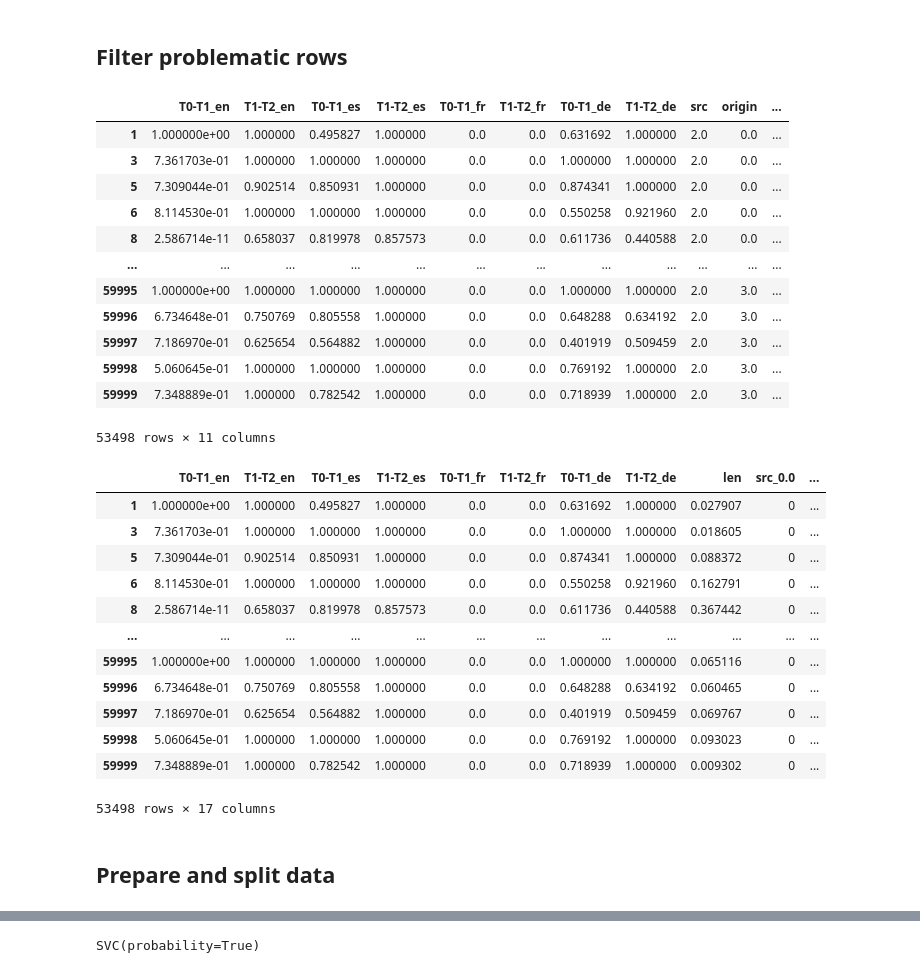
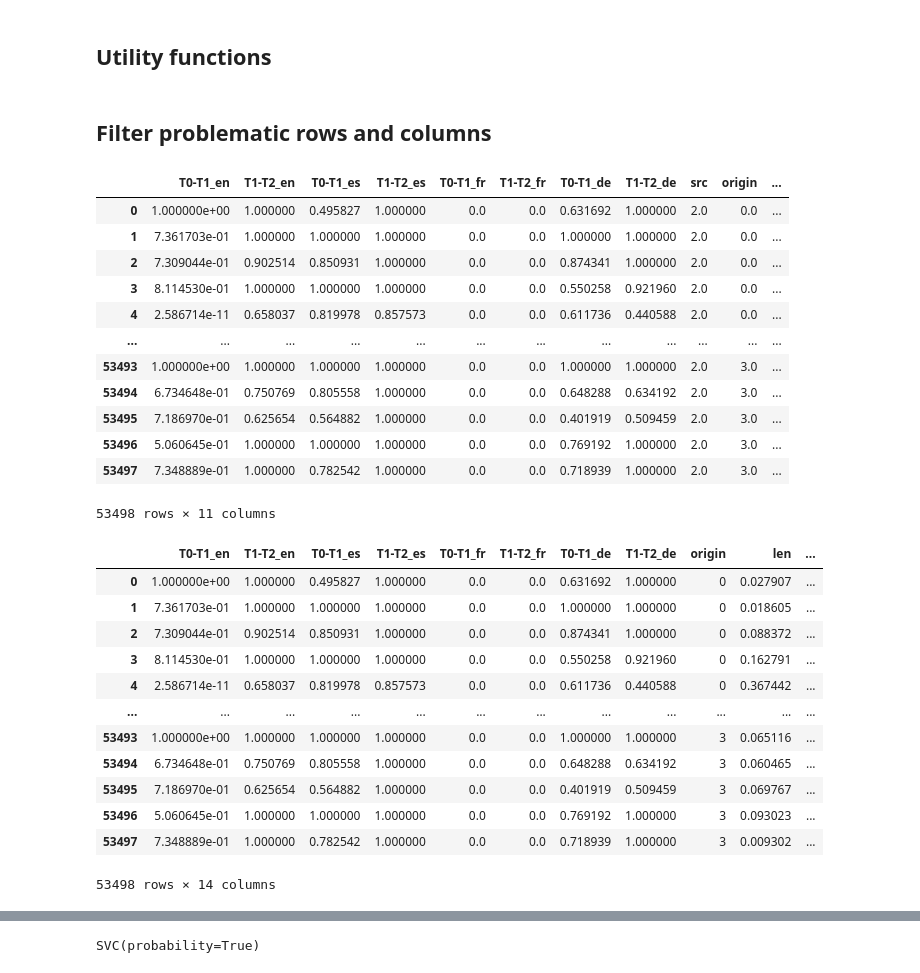
Before and after one commit to pablogadhi/LanguageDetection, a Jupyter notebook: classifier_training.ipynb, the cells around one changed output, grey strips where cells are left out. Saved outputs shown, nothing was run; the diff lists cells and outputs as text; code cells hidden in the pictures.

```diff
--- a/classifier_training.ipynb
+++ b/classifier_training.ipynb
@@ -6,2 +13,4 @@ from sklearn.model_selection import train_test_split
 # %%
 data = pd.read_csv('data/translated/bleu_table.csv', index_col=0)
+# %% [markdown]
+## Utility functions
@@ -8,43 +26,43 @@ data = pd.read_csv('data/translated/bleu_table.csv', index_col=0)
 # %% [markdown]
-## Filter problematic rows
+## Filter problematic rows and columns
 # %%
 filtered = data[data.len > 10]
+filtered = filtered.reset_index(drop=True)
 filtered = filtered.drop(columns=['T2-T3_en', 'T2-T3_es', 'T2-T3_fr', 'T2-T3_de'])
 # %%
 filtered
 # %% [output]
 |  | T0-T1_en | T1-T2_en | T0-T1_es | T1-T2_es | T0-T1_fr | T1-T2_fr | T0-T1_de | T1-T2_de | src | origin | ... |
-| 1 | 1.000000e+00 | 1.000000 | 0.495827 | 1.000000 | 0.0 | 0.0 | 0.631692 | 1.000000 | 2.0 | 0.0 | ... |
-| 3 | 7.361703e-01 | 1.000000 | 1.000000 | 1.000000 | 0.0 | 0.0 | 1.000000 | 1.000000 | 2.0 | 0.0 | ... |
-| 5 | 7.309044e-01 | 0.902514 | 0.850931 | 1.000000 | 0.0 | 0.0 | 0.874341 | 1.000000 | 2.0 | 0.0 | ... |
-| 6 | 8.114530e-01 | 1.000000 | 1.000000 | 1.000000 | 0.0 | 0.0 | 0.550258 | 0.921960 | 2.0 | 0.0 | ... |
-| 8 | 2.586714e-11 | 0.658037 | 0.819978 | 0.857573 | 0.0 | 0.0 | 0.611736 | 0.440588 | 2.0 | 0.0 | ... |
+| 0 | 1.000000e+00 | 1.000000 | 0.495827 | 1.000000 | 0.0 | 0.0 | 0.631692 | 1.000000 | 2.0 | 0.0 | ... |
+| 1 | 7.361703e-01 | 1.000000 | 1.000000 | 1.000000 | 0.0 | 0.0 | 1.000000 | 1.000000 | 2.0 | 0.0 | ... |
+| 2 | 7.309044e-01 | 0.902514 | 0.850931 | 1.000000 | 0.0 | 0.0 | 0.874341 | 1.000000 | 2.0 | 0.0 | ... |
+| 3 | 8.114530e-01 | 1.000000 | 1.000000 | 1.000000 | 0.0 | 0.0 | 0.550258 | 0.921960 | 2.0 | 0.0 | ... |
+| 4 | 2.586714e-11 | 0.658037 | 0.819978 | 0.857573 | 0.0 | 0.0 | 0.611736 | 0.440588 | 2.0 | 0.0 | ... |
 | ... | ... | ... | ... | ... | ... | ... | ... | ... | ... | ... | ... |
-| 59995 | 1.000000e+00 | 1.000000 | 1.000000 | 1.000000 | 0.0 | 0.0 | 1.000000 | 1.000000 | 2.0 | 3.0 | ... |
-| 59996 | 6.734648e-01 | 0.750769 | 0.805558 | 1.000000 | 0.0 | 0.0 | 0.648288 | 0.634192 | 2.0 | 3.0 | ... |
-| 59997 | 7.186970e-01 | 0.625654 | 0.564882 | 1.000000 | 0.0 | 0.0 | 0.401919 | 0.509459 | 2.0 | 3.0 | ... |
-| 59998 | 5.060645e-01 | 1.000000 | 1.000000 | 1.000000 | 0.0 | 0.0 | 0.769192 | 1.000000 | 2.0 | 3.0 | ... |
-| 59999 | 7.348889e-01 | 1.000000 | 0.782542 | 1.000000 | 0.0 | 0.0 | 0.718939 | 1.000000 | 2.0 | 3.0 | ... |
+| 53493 | 1.000000e+00 | 1.000000 | 1.000000 | 1.000000 | 0.0 | 0.0 | 1.000000 | 1.000000 | 2.0 | 3.0 | ... |
+| 53494 | 6.734648e-01 | 0.750769 | 0.805558 | 1.000000 | 0.0 | 0.0 | 0.648288 | 0.634192 | 2.0 | 3.0 | ... |
+| 53495 | 7.186970e-01 | 0.625654 | 0.564882 | 1.000000 | 0.0 | 0.0 | 0.401919 | 0.509459 | 2.0 | 3.0 | ... |
+| 53496 | 5.060645e-01 | 1.000000 | 1.000000 | 1.000000 | 0.0 | 0.0 | 0.769192 | 1.000000 | 2.0 | 3.0 | ... |
+| 53497 | 7.348889e-01 | 1.000000 | 0.782542 | 1.000000 | 0.0 | 0.0 | 0.718939 | 1.000000 | 2.0 | 3.0 | ... |
 53498 rows × 11 columns
 # %%
-norm_data = pd.get_dummies(filtered, columns=['src', 'origin'])
+norm_data = pd.get_dummies(filtered, columns=['src'])
 scaler = MinMaxScaler()
 lengths = scaler.fit_transform(norm_data['len'].values.reshape(-1, 1))
 norm_data['len'] = lengths
+norm_data['origin'] = norm_data['origin'].astype(int)
 norm_data
 # %% [output]
-|  | T0-T1_en | T1-T2_en | T0-T1_es | T1-T2_es | T0-T1_fr | T1-T2_fr | T0-T1_de | T1-T2_de | len | src_0.0 | ... |
-| 1 | 1.000000e+00 | 1.000000 | 0.495827 | 1.000000 | 0.0 | 0.0 | 0.631692 | 1.000000 | 0.027907 | 0 | ... |
-| 3 | 7.361703e-01 | 1.000000 | 1.000000 | 1.000000 | 0.0 | 0.0 | 1.000000 | 1.000000 | 0.018605 | 0 | ... |
-| 5 | 7.309044e-01 | 0.902514 | 0.850931 | 1.000000 | 0.0 | 0.0 | 0.874341 | 1.000000 | 0.088372 | 0 | ... |
-| 6 | 8.114530e-01 | 1.000000 | 1.000000 | 1.000000 | 0.0 | 0.0 | 0.550258 | 0.921960 | 0.162791 | 0 | ... |
-| 8 | 2.586714e-11 | 0.658037 | 0.819978 | 0.857573 | 0.0 | 0.0 | 0.611736 | 0.440588 | 0.367442 | 0 | ... |
+|  | T0-T1_en | T1-T2_en | T0-T1_es | T1-T2_es | T0-T1_fr | T1-T2_fr | T0-T1_de | T1-T2_de | origin | len | ... |
+| 0 | 1.000000e+00 | 1.000000 | 0.495827 | 1.000000 | 0.0 | 0.0 | 0.631692 | 1.000000 | 0 | 0.027907 | ... |
+| 1 | 7.361703e-01 | 1.000000 | 1.000000 | 1.000000 | 0.0 | 0.0 | 1.000000 | 1.000000 | 0 | 0.018605 | ... |
+| 2 | 7.309044e-01 | 0.902514 | 0.850931 | 1.000000 | 0.0 | 0.0 | 0.874341 | 1.000000 | 0 | 0.088372 | ... |
+| 3 | 8.114530e-01 | 1.000000 | 1.000000 | 1.000000 | 0.0 | 0.0 | 0.550258 | 0.921960 | 0 | 0.162791 | ... |
+| 4 | 2.586714e-11 | 0.658037 | 0.819978 | 0.857573 | 0.0 | 0.0 | 0.611736 | 0.440588 | 0 | 0.367442 | ... |
 | ... | ... | ... | ... | ... | ... | ... | ... | ... | ... | ... | ... |
-| 59995 | 1.000000e+00 | 1.000000 | 1.000000 | 1.000000 | 0.0 | 0.0 | 1.000000 | 1.000000 | 0.065116 | 0 | ... |
-| 59996 | 6.734648e-01 | 0.750769 | 0.805558 | 1.000000 | 0.0 | 0.0 | 0.648288 | 0.634192 | 0.060465 | 0 | ... |
-| 59997 | 7.186970e-01 | 0.625654 | 0.564882 | 1.000000 | 0.0 | 0.0 | 0.401919 | 0.509459 | 0.069767 | 0 | ... |
-| 59998 | 5.060645e-01 | 1.000000 | 1.000000 | 1.000000 | 0.0 | 0.0 | 0.769192 | 1.000000 | 0.093023 | 0 | ... |
-| 59999 | 7.348889e-01 | 1.000000 | 0.782542 | 1.000000 | 0.0 | 0.0 | 0.718939 | 1.000000 | 0.009302 | 0 | ... |
+| 53493 | 1.000000e+00 | 1.000000 | 1.000000 | 1.000000 | 0.0 | 0.0 | 1.000000 | 1.000000 | 3 | 0.065116 | ... |
+| 53494 | 6.734648e-01 | 0.750769 | 0.805558 | 1.000000 | 0.0 | 0.0 | 0.648288 | 0.634192 | 3 | 0.060465 | ... |
+| 53495 | 7.186970e-01 | 0.625654 | 0.564882 | 1.000000 | 0.0 | 0.0 | 0.401919 | 0.509459 | 3 | 0.069767 | ... |
+| 53496 | 5.060645e-01 | 1.000000 | 1.000000 | 1.000000 | 0.0 | 0.0 | 0.769192 | 1.000000 | 3 | 0.093023 | ... |
+| 53497 | 7.348889e-01 | 1.000000 | 0.782542 | 1.000000 | 0.0 | 0.0 | 0.718939 | 1.000000 | 3 | 0.009302 | ... |
-53498 rows × 17 columns
+53498 rows × 14 columns
-# %% [markdown]
-## Prepare and split data
```
Also changed, not shown: parts of 16 cells of this notebook, 1 other file.
